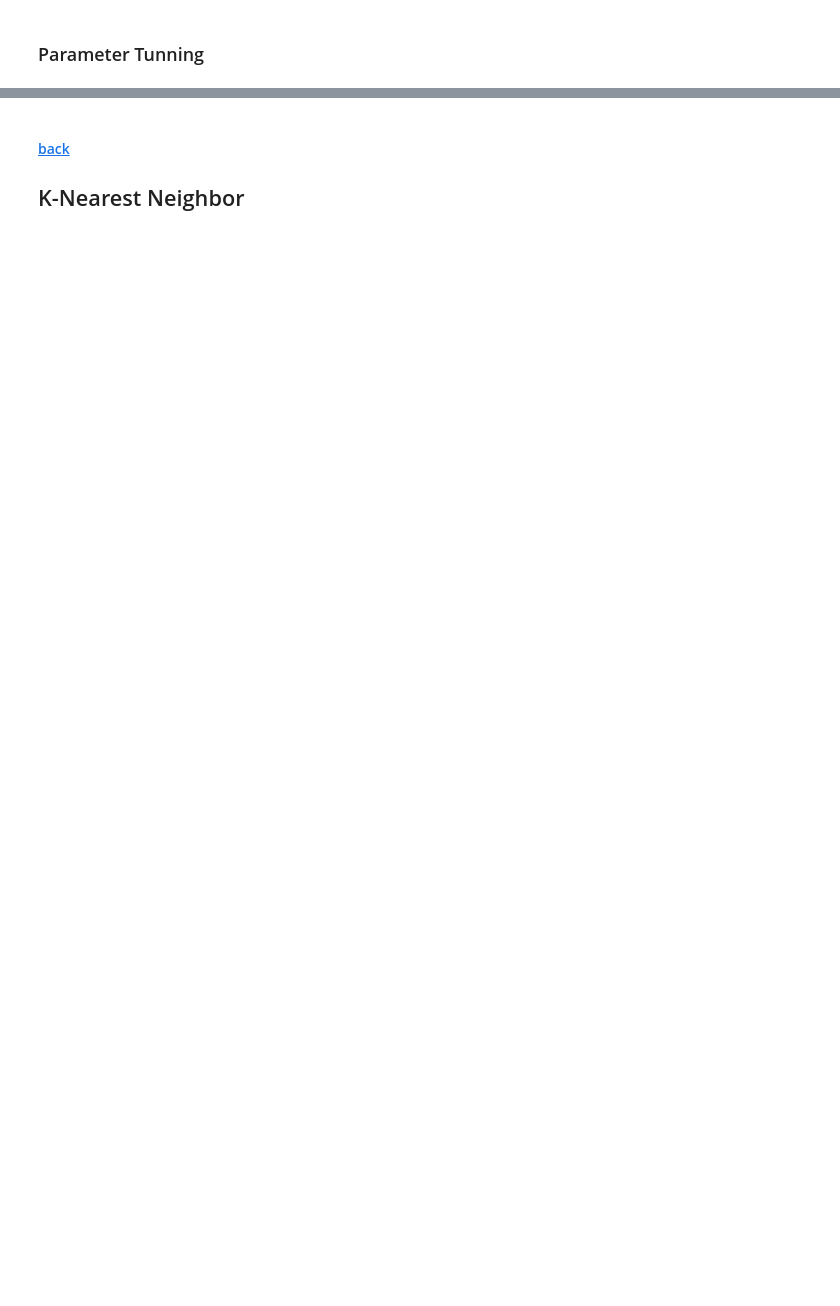
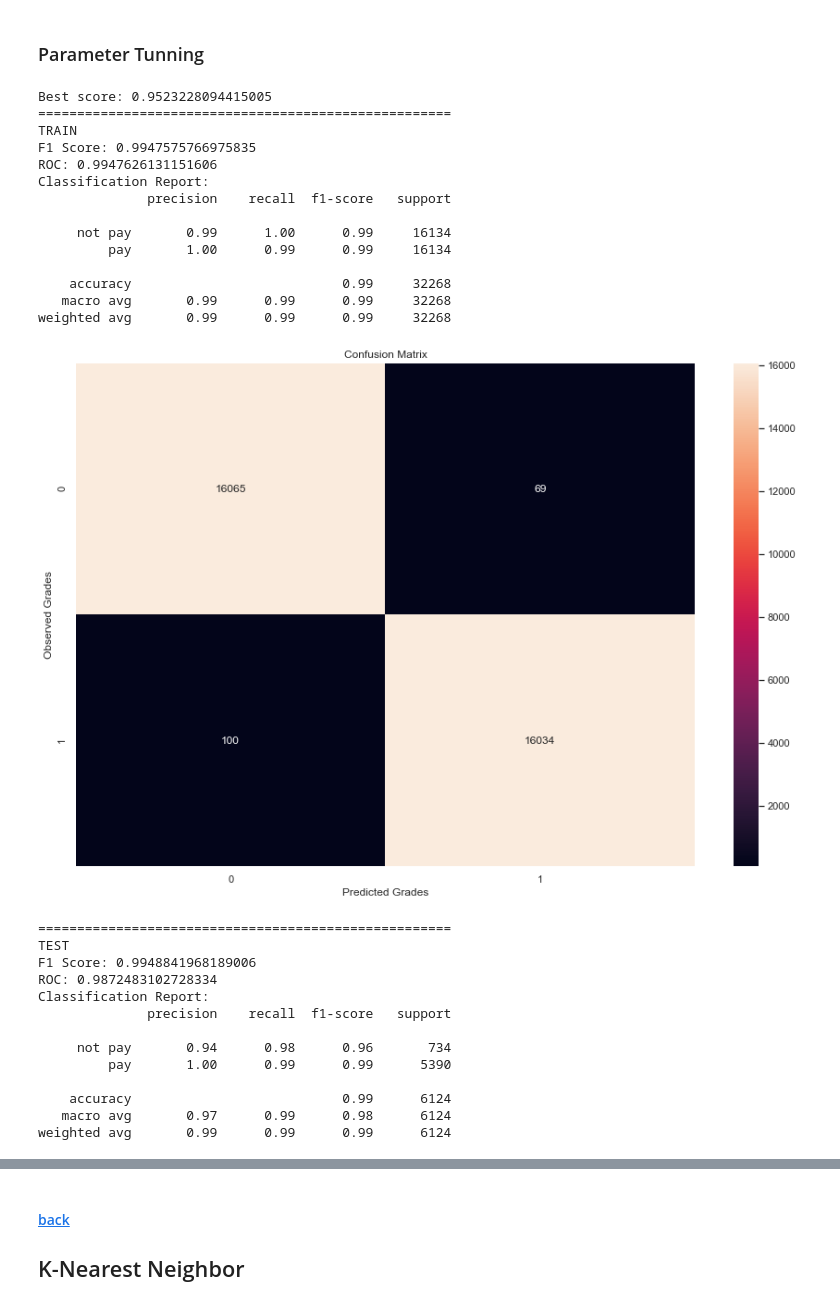
Before and after one commit to GustavoSena/AC-FEUP, a Jupyter notebook: LoadDataset.ipynb, the cells around one changed output, grey strips where cells are left out. Drawn from its saved outputs; the diff is of its cells as text; code cells hidden in the pictures; blank space fills up the shorter version.

```diff
--- a/LoadDataset.ipynb
+++ b/LoadDataset.ipynb
@@ -1089,10 +1163,10 @@ plt.show()
 
 ### Parameter Tunning <a class="anchor" id="parameter-tunning"></a>
 # %%
-# parameter_grid = {'criterion': ['gini', 'entropy'],
-#                   'splitter': ['best', 'random'],
-#                   'max_depth': range(10, 20),
-#                   'max_features': range(10,20)}
+parameter_grid = {'criterion': ['gini', 'entropy'],
+                  'splitter': ['best', 'random'],
+                  'max_depth': range(1, 10),
+                  'max_features': range(10,20)}
 
 # grid_search = GridSearchCV(DecisionTreeClassifier(),
 #                            param_grid=parameter_grid,
@@ -1102,39 +1176,70 @@ plt.show()
 
 dt_classifier = DecisionTreeClassifier(min_samples_leaf = 10)
 
-dt_grid_search = GridSearchCV(dt_classifier, scoring="precision_weighted", cv=5, param_grid={})
+dt_grid_search = GridSearchCV(dt_classifier, scoring="precision_weighted", cv=10, param_grid=parameter_grid)
 dt_grid_search.fit(X_train, y_train)
 print('Best score: {}'.format(dt_grid_search.best_score_))
 
 
 print(53 * '=')
 print("TRAIN")
 predictions_train = dt_grid_search.predict(X_train)
 print("F1 Score: {}".format(f1_score(y_train, predictions_train)))
 print(f"ROC: {roc_auc_score(y_train, predictions_train)}")
 print("Classification Report: ")
 print(classification_report(y_train, predictions_train, target_names=['not pay', 'pay']))
 sb.set(font_scale=1.0)
 ax = plt.subplot()
 confusion_matrix_dt = confusion_matrix(y_train, predictions_train)
 sb.heatmap(confusion_matrix_dt, annot=True, ax=ax, fmt="g")
 ax.set_xlabel('Predicted Grades');
 ax.set_ylabel('Observed Grades');
 ax.set_title('Confusion Matrix');
 plt.show()
 
 print(53 * '=')
 print("TEST")
 predictions_test = dt_grid_search.predict(X_test)
-print("F1 Score: {}".format(f1_score(y_test, predictions_test)))
-print(f"ROC: {roc_auc_score(y_test, predictions_test)}")
+f1_dt_tun = f1_score(y_test, predictions_test)
+roc_f1_dt = roc_auc_score(y_test, predictions_test)
+print("F1 Score: {}".format(f1_dt_tun))
+print(f"ROC: {roc_f1_dt}")
 print("Classification Report: ")
 print(classification_report(y_test, predictions_test, target_names=['not pay', 'pay']))
 sb.set(font_scale=1.0)
 ax = plt.subplot()
 confusion_matrix_dt = confusion_matrix(y_test, predictions_test)
 sb.heatmap(confusion_matrix_dt, annot=True, ax=ax, fmt="g")
 ax.set_xlabel('Predicted Grades');
 ax.set_ylabel('Observed Grades');
 ax.set_title('Confusion Matrix');
 plt.show()
+# %% [output]
+Best score: 0.9523228094415005
+=====================================================
+TRAIN
+F1 Score: 0.9947575766975835
+ROC: 0.9947626131151606
+Classification Report:
+              precision    recall  f1-score   support
+
+     not pay       0.99      1.00      0.99     16134
+         pay       1.00      0.99      0.99     16134
+
+    accuracy                           0.99     32268
+   macro avg       0.99      0.99      0.99     32268
+weighted avg       0.99      0.99      0.99     32268
+[figure, added]
+=====================================================
+TEST
+F1 Score: 0.9948841968189006
+ROC: 0.9872483102728334
+Classification Report:
+              precision    recall  f1-score   support
+
+     not pay       0.94      0.98      0.96       734
+         pay       1.00      0.99      0.99      5390
+
+    accuracy                           0.99      6124
+   macro avg       0.97      0.99      0.98      6124
+weighted avg       0.99      0.99      0.99      6124
```
Also changed, not shown: parts of 21 cells of this notebook.
